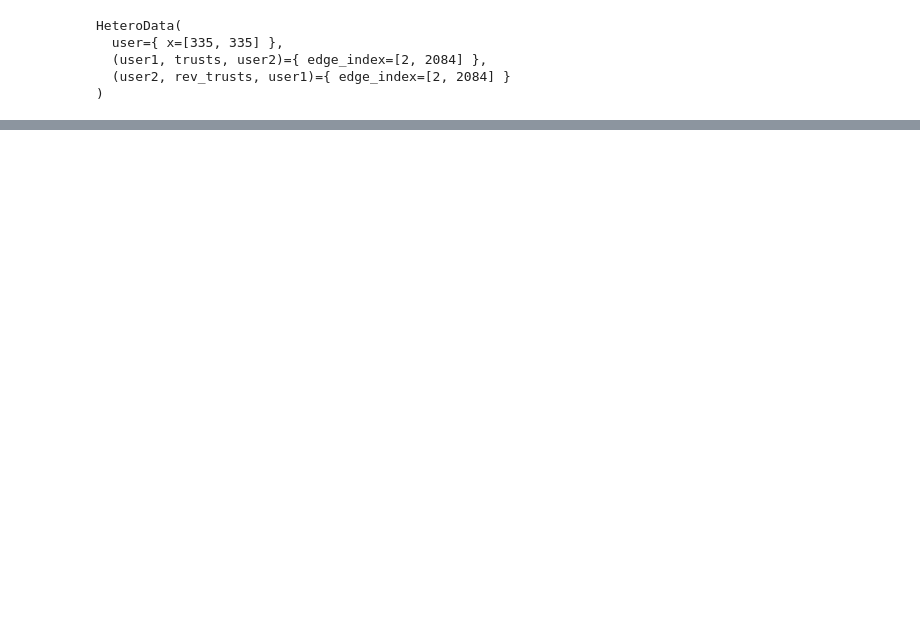
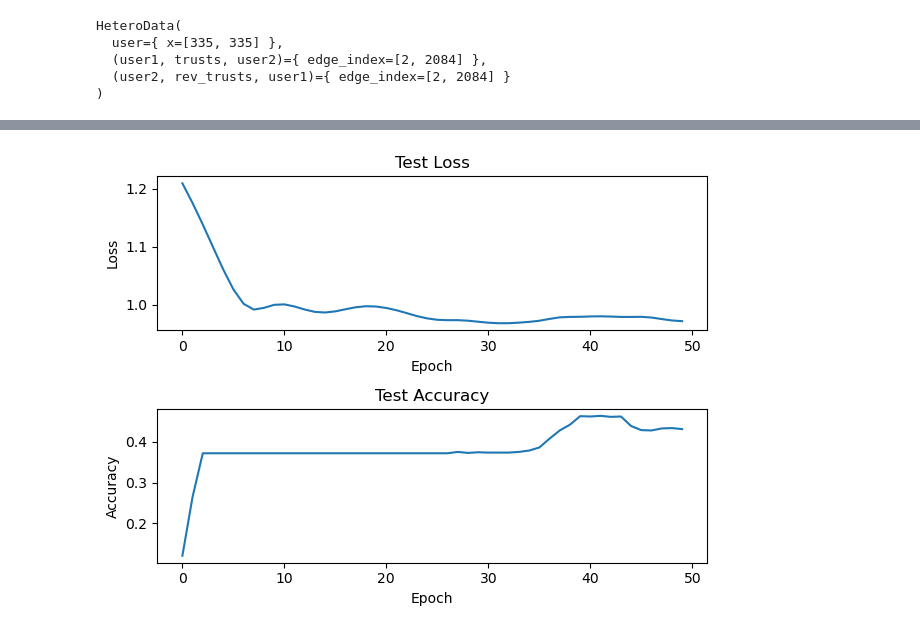
Before and after one commit to rrkrish561/gcn-for-collaborative-filtering, a Jupyter notebook: gncf_r.ipynb, the cells around one changed output, grey strips where cells are left out. Saved outputs shown, nothing was run; the diff lists cells and outputs as text; code cells hidden in the pictures; blank space fills up the shorter version.

```diff
--- a/gncf_r.ipynb
+++ b/gncf_r.ipynb
@@ -206,0 +232,23 @@ plt.savefig(f'runs_rating/{save_path}/accuracy.png')
+# %%
+# Load best model with test accuracy and loss
+fig, axs = plt.subplots(2)
+ax1, ax2 = axs
+
+path = f'runs_rating/8_0.01_50_SAGEConv_True'
+with open(f'{path}/data.pkl', 'rb') as f:
+        data = pickle.load(f)
+        test_losses = data['test_losses']
+        test_accs = data['test_accs']
+        ax1.plot(test_losses, label='Loss')
+        ax2.plot(test_accs, label='Accuracy')
+
+ax1.set_xlabel('Epoch')
+ax1.set_ylabel('Loss')
+ax2.set_xlabel('Epoch')
+ax2.set_ylabel('Accuracy')
+ax1.set_title('Test Loss')
+ax2.set_title('Test Accuracy')
+plt.tight_layout()
+plt.savefig(f'test_plots/test_results.png')
+# %% [output]
+[figure, added]
```
Also changed, not shown: parts of 11 cells of this notebook, 2 other files.
